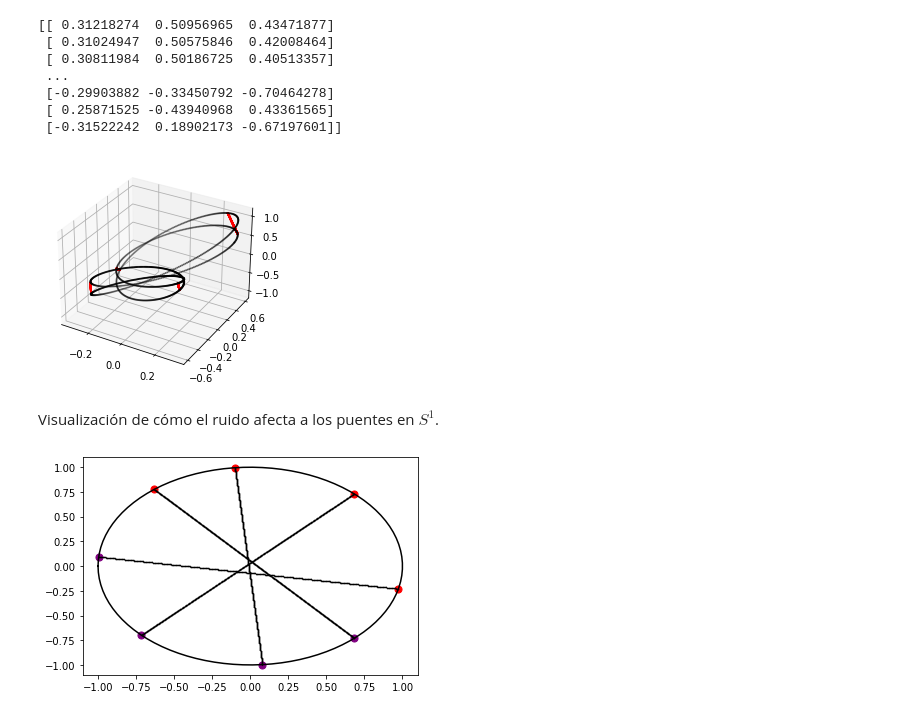
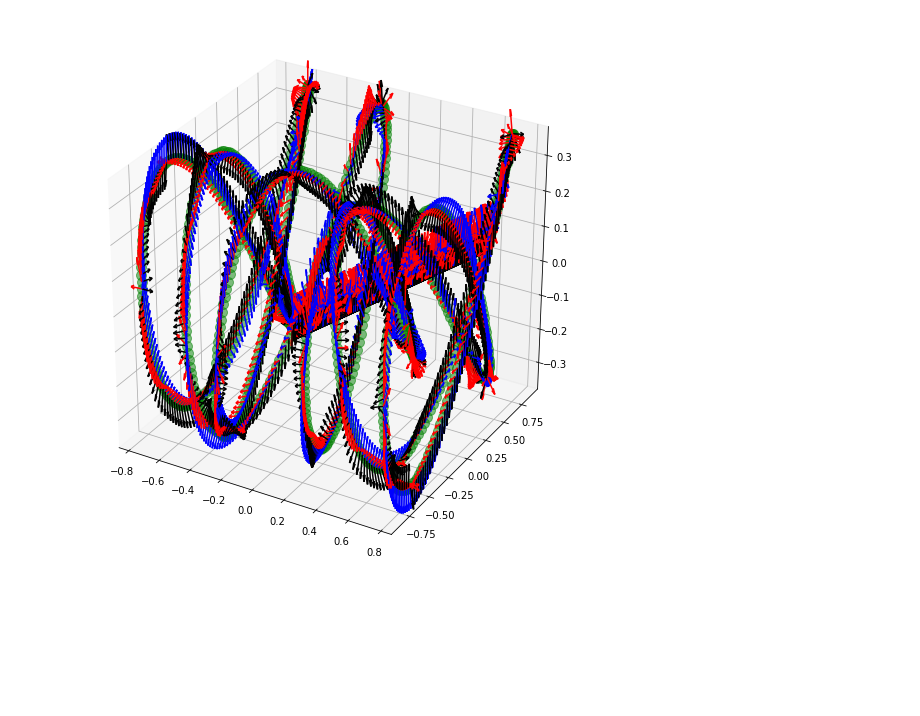
Before and after one commit to mevangelista-alvarado/Geometric-Deep-Learning, a Jupyter notebook: Random_knots/Nudos_aleatorios.ipynb, the cells around one changed output. Drawn from its saved outputs; the diff is of its cells as text; code cells hidden in the pictures; blank space fills up the shorter version.

```diff
--- a/Random_knots/Nudos_aleatorios.ipynb
+++ b/Random_knots/Nudos_aleatorios.ipynb
@@ -44,19 +35,8 @@ La función <i>create_bars_random_knot(i,j,k)</i> genera nudos aleatorios con ba
-# %%
-knot_generator.create_bars_random_knot(1,1,2,genus=5)
-print(knot_generator.knot)
-knot_generator.plot_knot(bars_color='red')
-# %% [output]
-[[ 0.31218274  0.50956965  0.43471877]
- [ 0.31024947  0.50575846  0.42008464]
- [ 0.30811984  0.50186725  0.40513357]
- ...
- [-0.29903882 -0.33450792 -0.70464278]
- [ 0.25871525 -0.43940968  0.43361565]
- [-0.31522242  0.18902173 -0.67197601]]
-[figure, removed]
-# %% [markdown]
-Visualización de cómo el ruido afecta a los puentes en $S^1$.
-# %%
-knot_generator.visualize_circle()
-# %% [output]
-[figure, removed]
+# %%
+pcloud = knot_points_cloud(knot_generator.knot)
+#pcloud.plot_fat_knot()
+# %%
+pcloud.create_fat_knot(num_circ=10)
+pcloud.plot_frenet_serret(arrow_length=0.07)
+# %% [output]
+[figure, added]
```
Also changed, not shown: parts of 16 cells of this notebook.
